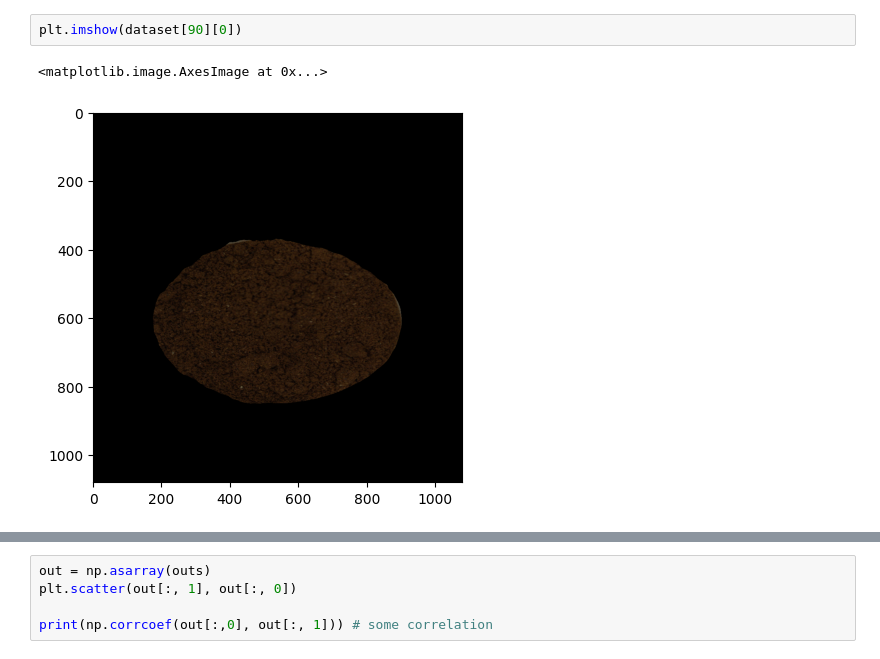
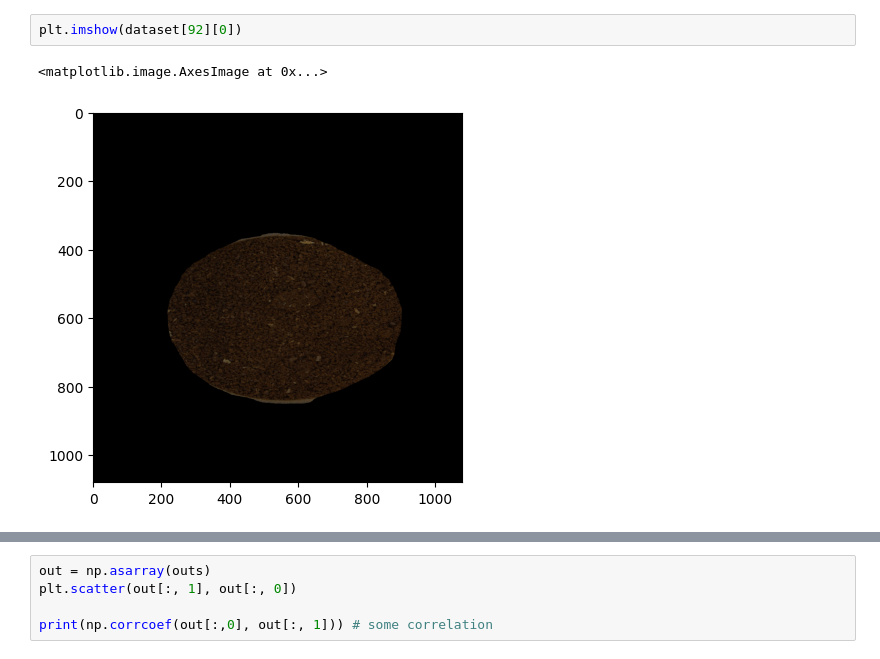
Before and after one commit to vladysl4v/coffee-grind-analysis, a Jupyter notebook: experiments/feature_extraction.ipynb, the cells around one changed output, grey strips where cells are left out. Cells and saved outputs as stored; diff of their text form.

```diff
--- a/experiments/feature_extraction.ipynb
+++ b/experiments/feature_extraction.ipynb
@@ -20,8 +21,8 @@ C:\Users\atopo\PycharmProjects
 # %%
-plt.imshow(dataset[90][0])
+plt.imshow(dataset[92][0])
 # %% [output]
 <matplotlib.image.AxesImage at 0x...>
-[figure, old version]
+[figure, new version]
 # %%
 import pywt
 from skimage.measure import shannon_entropy
```
Also changed, not shown: parts of 6 cells of this notebook, 9 other files.
